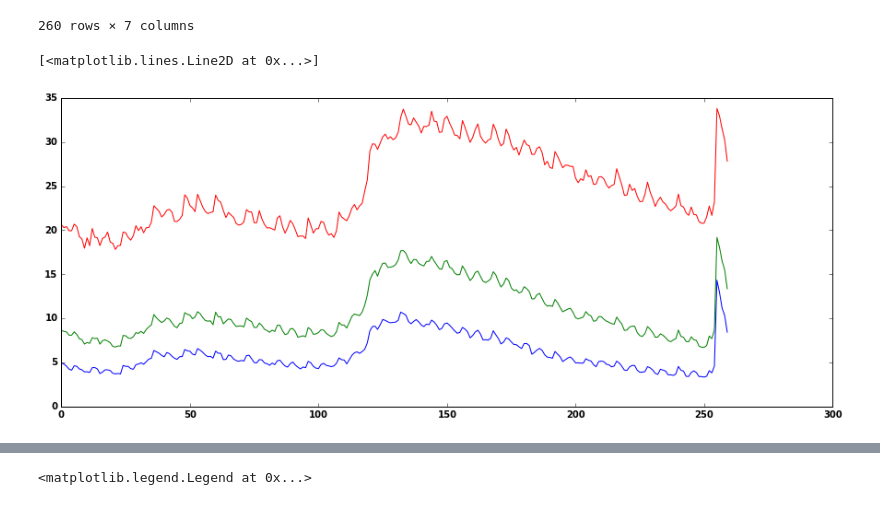
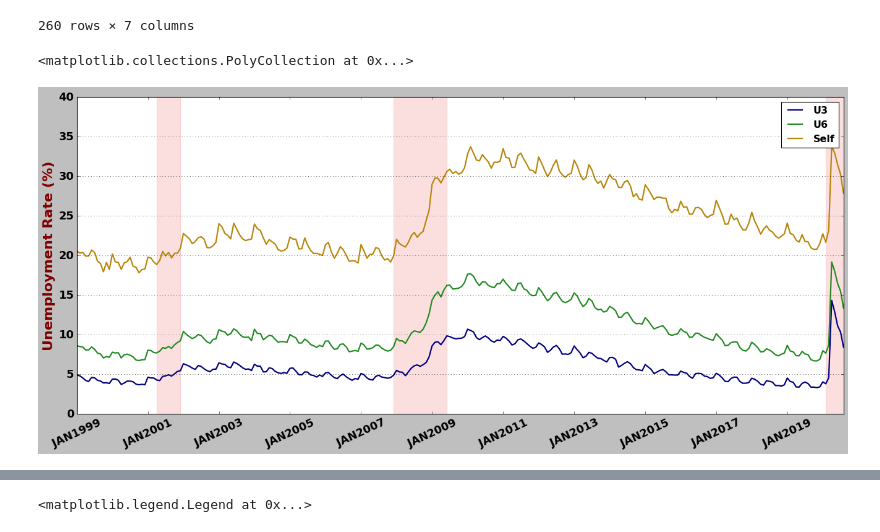
Before and after one commit to dhense177/Rethinking_Unemployment, a Jupyter notebook: Unemployment_Stats.ipynb, the cells around one changed output, grey strips where cells are left out. Drawn from its saved outputs; the diff is of its cells as text; code cells hidden in the pictures.

```diff
--- a/Unemployment_Stats.ipynb
+++ b/Unemployment_Stats.ipynb
@@ -28,41 +32,31 @@ df
 | 258 | 2020 | jul | 0.103323 | 0.629519 | 0.155018 | 0.649034 | 0.302681 |
 | 259 | 2020 | aug | 0.084322 | 0.626094 | 0.133594 | 0.644412 | 0.278527 |
 260 rows × 7 columns
-# %%
-'''
-# pops = ['white_male','white_female','black_male','black_female','hispanic_male','hispanic_female']
-rates = ['urate_weighted','U6_weighted','Self_rate_weighted']
-labels = ['U3 Rate','U6 Rate','New Rate']
-
-cols = [[r+'_'+p for p in pops] for r in rates]
-
-fig, ax = plt.subplots(figsize=(15,6))
-for i in cols:
-    ax.plot(df_urate[i[3]].values*100)
-
-
-ax.legend([labels[0],labels[1],labels[2]], prop={'weight':'bold','size':'14'})
-
-x = np.arange(0,264,24)
-plt.xticks(x,['JAN'+str(yr) for yr in range(1998,2020,2)],rotation=25)
-ax.margins(x=0)
-
-# ['JAN'+str(yr) for yr in range(1998,2020)]
-# ax.legend(['LFPR'], fontsize=19)
-
-# ax.set_xlabel('Month and Year', fontsize=19)
-ax.set_ylabel('Weighted Unemployment Rate\n(Not Seasonally Adjusted)', fontsize=17, multialignment='center')
-ax.tick_params(labelsize=12)
-
-plt.title('Unemployment Rates 1999-2018', fontsize=20,weight='bold')
-plt.grid()
-'''
-
-fig, ax = plt.subplots(figsize=(15,6))
-ax.plot(df['U3_Rate']*100)
-ax.plot(df['U6_Rate']*100)
-ax.plot(df['Self_Rate']*100)
-# %% [output]
-[<matplotlib.lines.Line2D at 0x...>]
-[figure, removed]
+# %%
+fig, ax = plt.subplots(figsize=(20,8))
+ax.plot(df['U3_Rate']*100, label='U3', lw=2, color='navy')
+ax.plot(df['U6_Rate']*100, label='U6', lw=2, color='forestgreen')
+ax.plot(df['Self_Rate']*100, label='Self', lw=2, color='darkgoldenrod')
+ax.set_ylabel('Unemployment Rate (%)', fontsize=20, weight='bold', color='maroon')
+ax.legend()
+ax.set_ylim([0,40])
+
+x = np.arange(0,260,24)
+plt.xticks(x,['JAN'+str(yr) for yr in range(1999,2020,2)],rotation=25)
+
+ax.margins(x=0)
+ax.tick_params(labelsize=16)
+ax.yaxis.grid()
+
+ax.fill_between(np.linspace(27,35,19), 0, 100, color='lightcoral', alpha=0.25,
+                 interpolate=True)
+
+ax.fill_between(np.linspace(107,125,19), 0, 100, color='lightcoral', alpha=0.25,
+                 interpolate=True)
+
+ax.fill_between(np.linspace(253,259,19), 0, 100, color='lightcoral', alpha=0.25,
+                 interpolate=True)
+# %% [output]
+<matplotlib.collections.PolyCollection at 0x...>
+[figure, added]
 # %%
```
Also changed, not shown: parts of 26 cells of this notebook, 4 other files.
